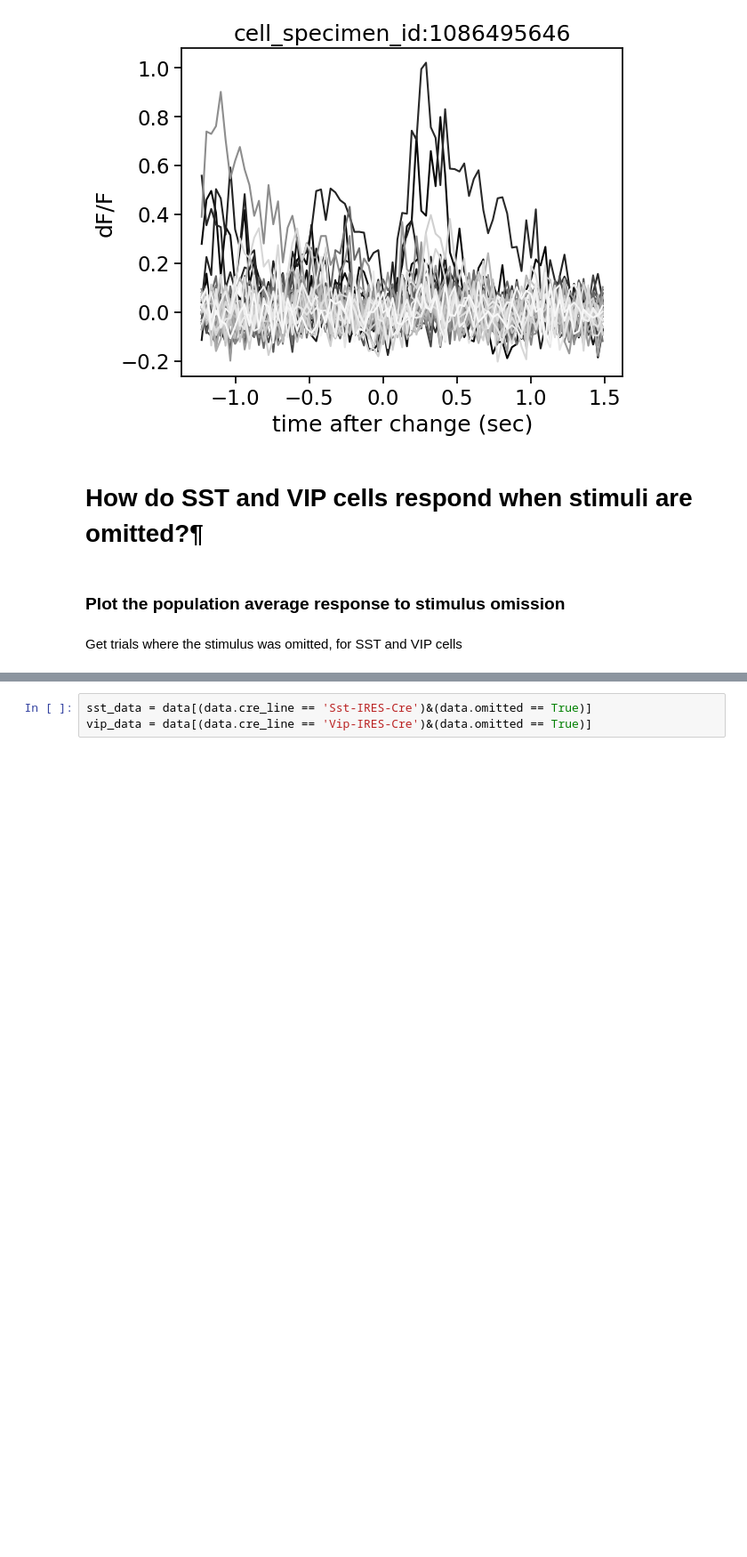
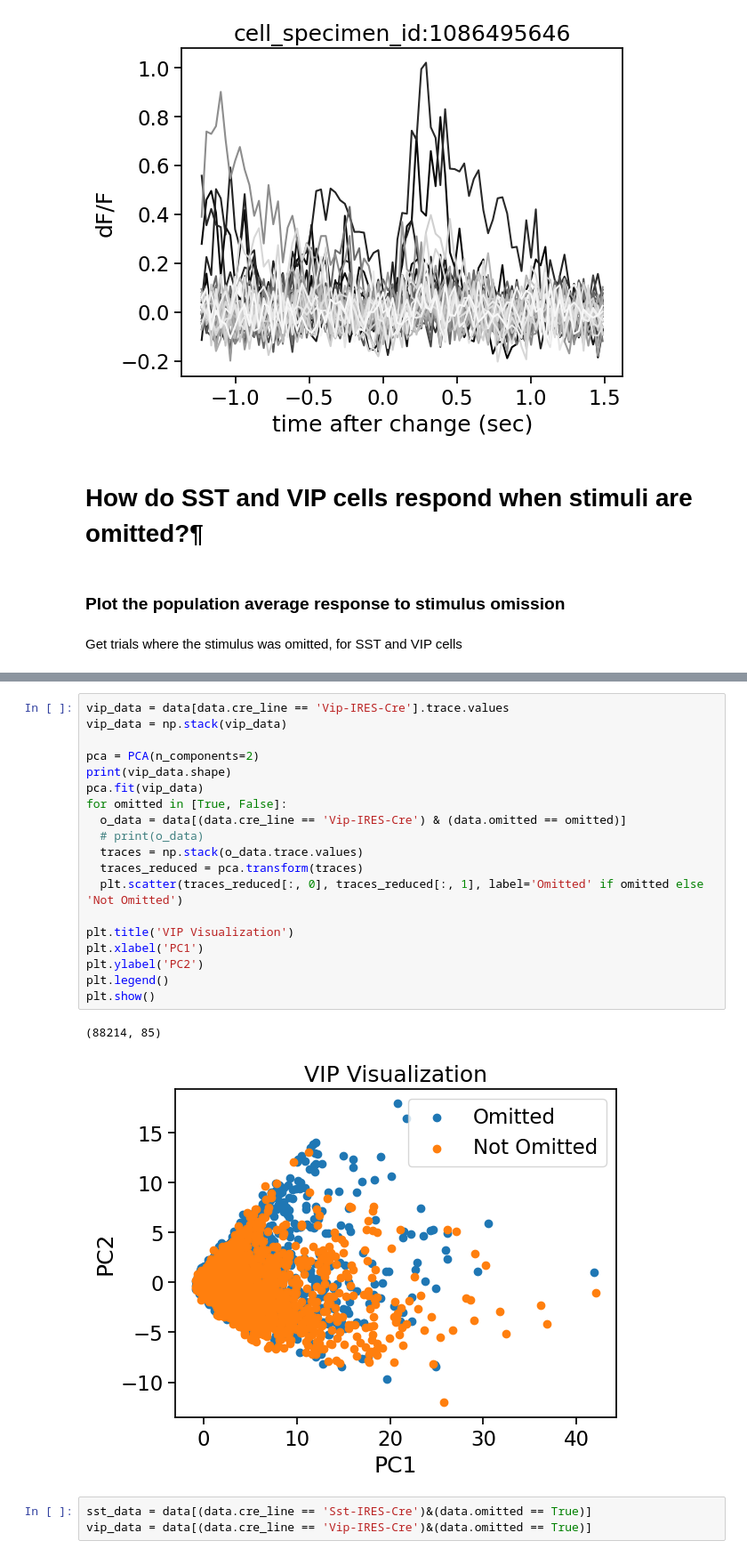
Before and after one commit to RiverGao/NMA_Proj_1, a Jupyter notebook: load_Allen_Visual_Behavior_from_pre_processed_file.ipynb, the cells around one changed output, grey strips where cells are left out. Shown at 89% size. Drawn from its saved outputs; the diff is of its cells as text; blank space fills up the shorter version.

```diff
--- a/load_Allen_Visual_Behavior_from_pre_processed_file.ipynb
+++ b/load_Allen_Visual_Behavior_from_pre_processed_file.ipynb
@@ -307,3 +354,25 @@ Get trials where the stimulus was omitted, for SST and VIP cells
+# %%
+vip_data = data[data.cre_line == 'Vip-IRES-Cre'].trace.values
+vip_data = np.stack(vip_data)
+
+pca = PCA(n_components=2)
+print(vip_data.shape)
+pca.fit(vip_data)
+for omitted in [True, False]:
+  o_data = data[(data.cre_line == 'Vip-IRES-Cre') & (data.omitted == omitted)]
+  # print(o_data)
+  traces = np.stack(o_data.trace.values)
+  traces_reduced = pca.transform(traces)
+  plt.scatter(traces_reduced[:, 0], traces_reduced[:, 1], label='Omitted' if omitted else 'Not Omitted')
+
+plt.title('VIP Visualization')
+plt.xlabel('PC1')
+plt.ylabel('PC2')
+plt.legend()
+plt.show()
+# %% [output]
+(88214, 85)
+[figure, added]
 # %%
 sst_data = data[(data.cre_line == 'Sst-IRES-Cre')&(data.omitted == True)]
 vip_data = data[(data.cre_line == 'Vip-IRES-Cre')&(data.omitted == True)]
```
Also changed, not shown: parts of 9 cells of this notebook.
